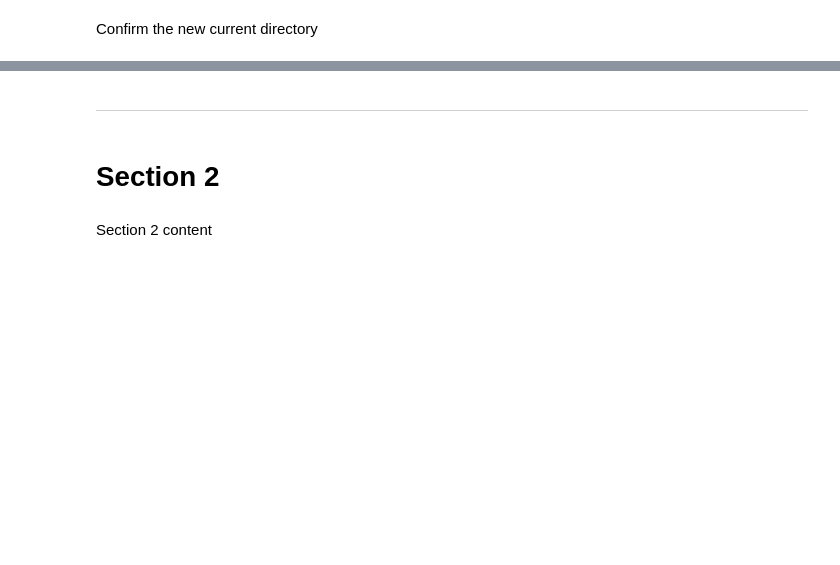
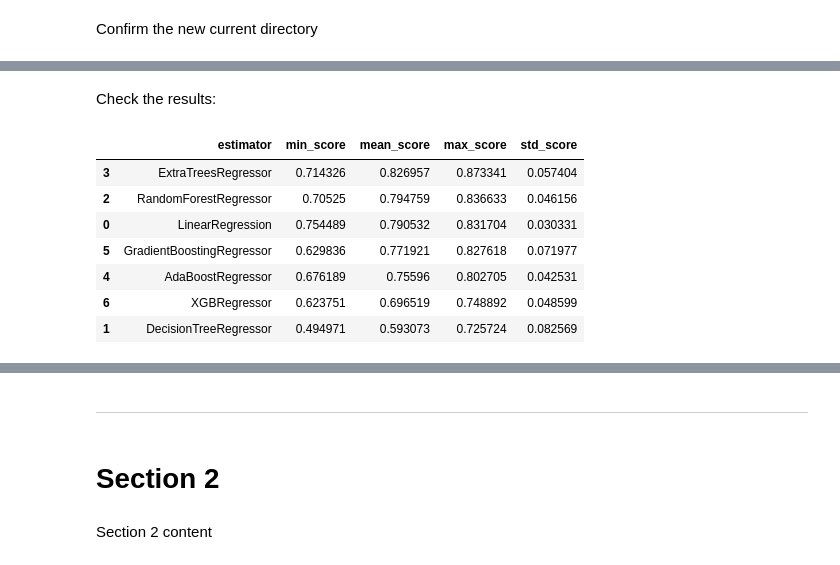
Before and after one commit to Code-Institute-Submissions/modonohoe-data-analytics-housing-project, a Jupyter notebook: jupyter_notebooks/05 - Modelling and Evaluation.ipynb, the cells around one changed output, grey strips where cells are left out. Saved outputs shown, nothing was run; the diff lists cells and outputs as text; code cells hidden in the pictures; blank space fills up the shorter version.

```diff
--- a/jupyter_notebooks/05 - Modelling and Evaluation.ipynb
+++ b/jupyter_notebooks/05 - Modelling and Evaluation.ipynb
@@ -55,0 +220,20 @@ Section 1 content
+# %%
+models_quick_search = {
+    'LinearRegression': LinearRegression(),
+    "DecisionTreeRegressor": DecisionTreeRegressor(random_state=0),
+    "RandomForestRegressor": RandomForestRegressor(random_state=0),
+    "ExtraTreesRegressor": ExtraTreesRegressor(random_state=0),
+    "AdaBoostRegressor": AdaBoostRegressor(random_state=0),
+    "GradientBoostingRegressor": GradientBoostingRegressor(random_state=0),
+    "XGBRegressor": XGBRegressor(random_state=0),
+}
+
+params_quick_search = {
+    'LinearRegression': {},
+    "DecisionTreeRegressor": {},
+    "RandomForestRegressor": {},
+    "ExtraTreesRegressor": {},
+    "AdaBoostRegressor": {},
+    "GradientBoostingRegressor": {},
+    "XGBRegressor": {},
+}
@@ -55,0 +268,14 @@ Section 1 content
+# %% [markdown]
+Check the results:
+# %%
+grid_search_summary, grid_search_pipelines = search.score_summary(sort_by='mean_score')
+grid_search_summary
+# %% [output]
+|  | estimator | min_score | mean_score | max_score | std_score |
+| 3 | ExtraTreesRegressor | 0.714326 | 0.826957 | 0.873341 | 0.057404 |
+| 2 | RandomForestRegressor | 0.70525 | 0.794759 | 0.836633 | 0.046156 |
+| 0 | LinearRegression | 0.754489 | 0.790532 | 0.831704 | 0.030331 |
+| 5 | GradientBoostingRegressor | 0.629836 | 0.771921 | 0.827618 | 0.071977 |
+| 4 | AdaBoostRegressor | 0.676189 | 0.75596 | 0.802705 | 0.042531 |
+| 6 | XGBRegressor | 0.623751 | 0.696519 | 0.748892 | 0.048599 |
+| 1 | DecisionTreeRegressor | 0.494971 | 0.593073 | 0.725724 | 0.082569 |
```
Also changed, not shown: parts of 34 cells of this notebook.
